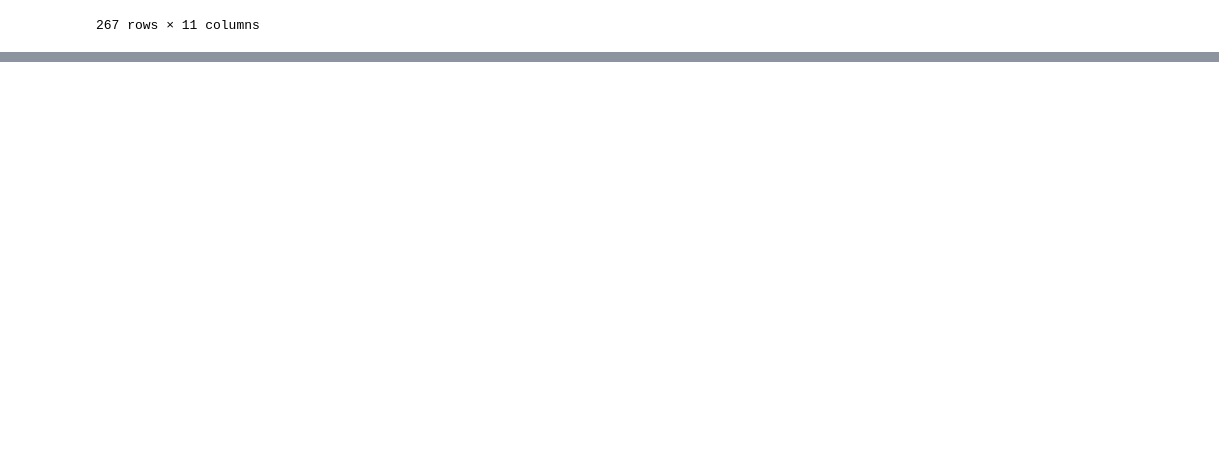
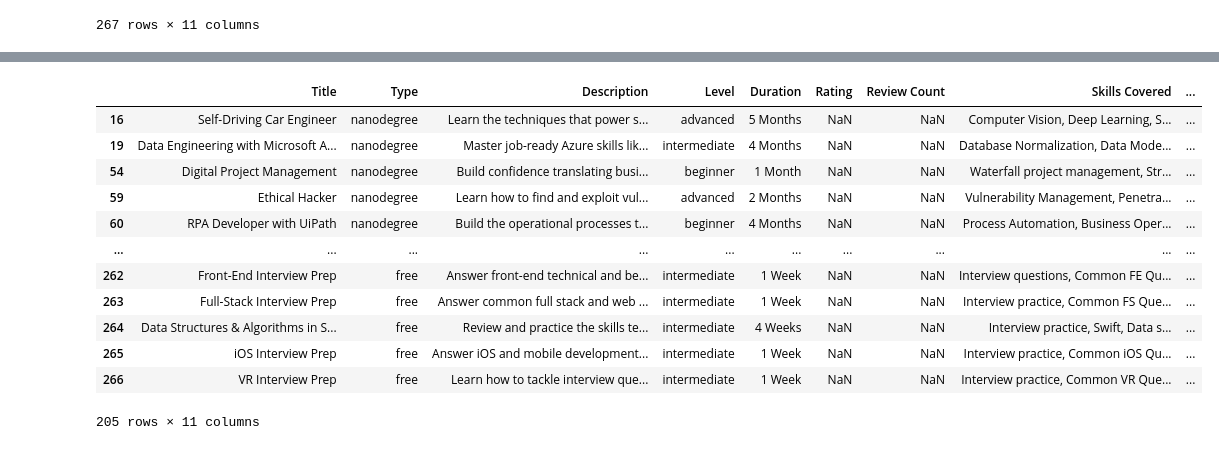
Before and after one commit to humancoder1/Course-Intern_Recommendation_Model, a Jupyter notebook: Analysis.ipynb, the cells around one changed output, grey strips where cells are left out. Cells and saved outputs as stored; diff of their text form; code cells hidden in the pictures; blank space fills up the shorter version.

```diff
--- a/Analysis.ipynb
+++ b/Analysis.ipynb
@@ -22,0 +63,16 @@ dataframe1
+# %%
+dataframe1.loc[dataframe1['Rating'].isna()]
+# %% [output]
+|  | Title | Type | Description | Level | Duration | Rating | Review Count | Skills Covered | ... |
+| 16 | Self-Driving Car Engineer | nanodegree | Learn the techniques that power s... | advanced | 5 Months | NaN | NaN | Computer Vision, Deep Learning, S... | ... |
+| 19 | Data Engineering with Microsoft A... | nanodegree | Master job-ready Azure skills lik... | intermediate | 4 Months | NaN | NaN | Database Normalization, Data Mode... | ... |
+| 54 | Digital Project Management | nanodegree | Build confidence translating busi... | beginner | 1 Month | NaN | NaN | Waterfall project management, Str... | ... |
+| 59 | Ethical Hacker | nanodegree | Learn how to find and exploit vul... | advanced | 2 Months | NaN | NaN | Vulnerability Management, Penetra... | ... |
+| 60 | RPA Developer with UiPath | nanodegree | Build the operational processes t... | beginner | 4 Months | NaN | NaN | Process Automation, Business Oper... | ... |
+| ... | ... | ... | ... | ... | ... | ... | ... | ... | ... |
+| 262 | Front-End Interview Prep | free | Answer front-end technical and be... | intermediate | 1 Week | NaN | NaN | Interview questions, Common FE Qu... | ... |
+| 263 | Full-Stack Interview Prep | free | Answer common full stack and web ... | intermediate | 1 Week | NaN | NaN | Interview practice, Common FS Que... | ... |
+| 264 | Data Structures & Algorithms in S... | free | Review and practice the skills te... | intermediate | 4 Weeks | NaN | NaN | Interview practice, Swift, Data s... | ... |
+| 265 | iOS Interview Prep | free | Answer iOS and mobile development... | intermediate | 1 Week | NaN | NaN | Interview practice, Common iOS Qu... | ... |
+| 266 | VR Interview Prep | free | Learn how to tackle interview que... | intermediate | 1 Week | NaN | NaN | Interview practice, Common VR Que... | ... |
+205 rows × 11 columns
```
Also changed, not shown: parts of 11 cells of this notebook.
